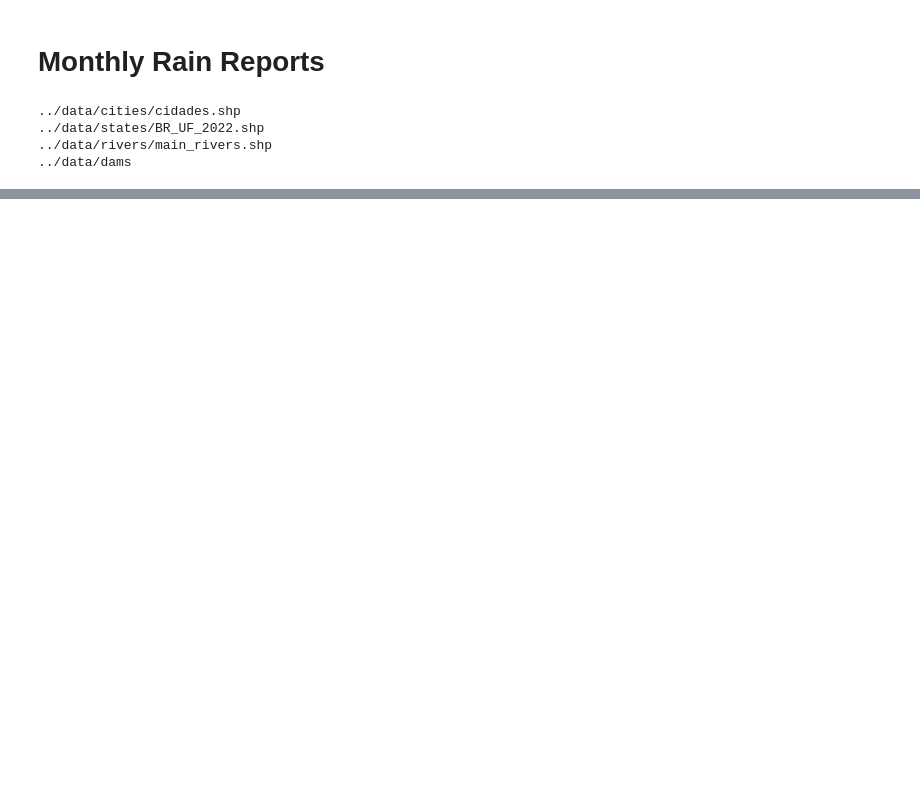
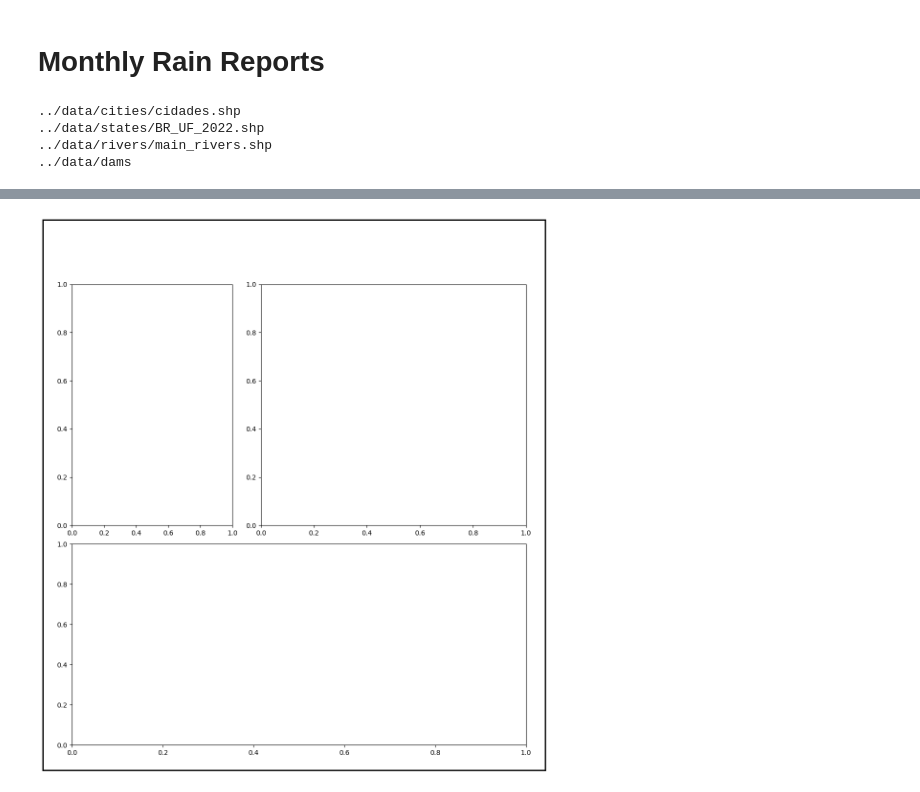
Before and after one commit to cordmaur/RainReporter, a Jupyter notebook: nbs/03-Monthly_Report_Wrapper.ipynb, the cells around one changed output, grey strips where cells are left out. Cells and saved outputs as stored; diff of their text form; code cells hidden in the pictures; blank space fills up the shorter version.

```diff
--- a/nbs/03-Monthly_Report_Wrapper.ipynb
+++ b/nbs/03-Monthly_Report_Wrapper.ipynb
@@ -56,0 +59,4 @@ reporter.process_folder(
+# %%
+fig, axs = MonthlyReport.create_report_layout()
+# %% [output]
+[figure, added]
```
Also changed, not shown: parts of 2 cells of this notebook, 5 other files.
